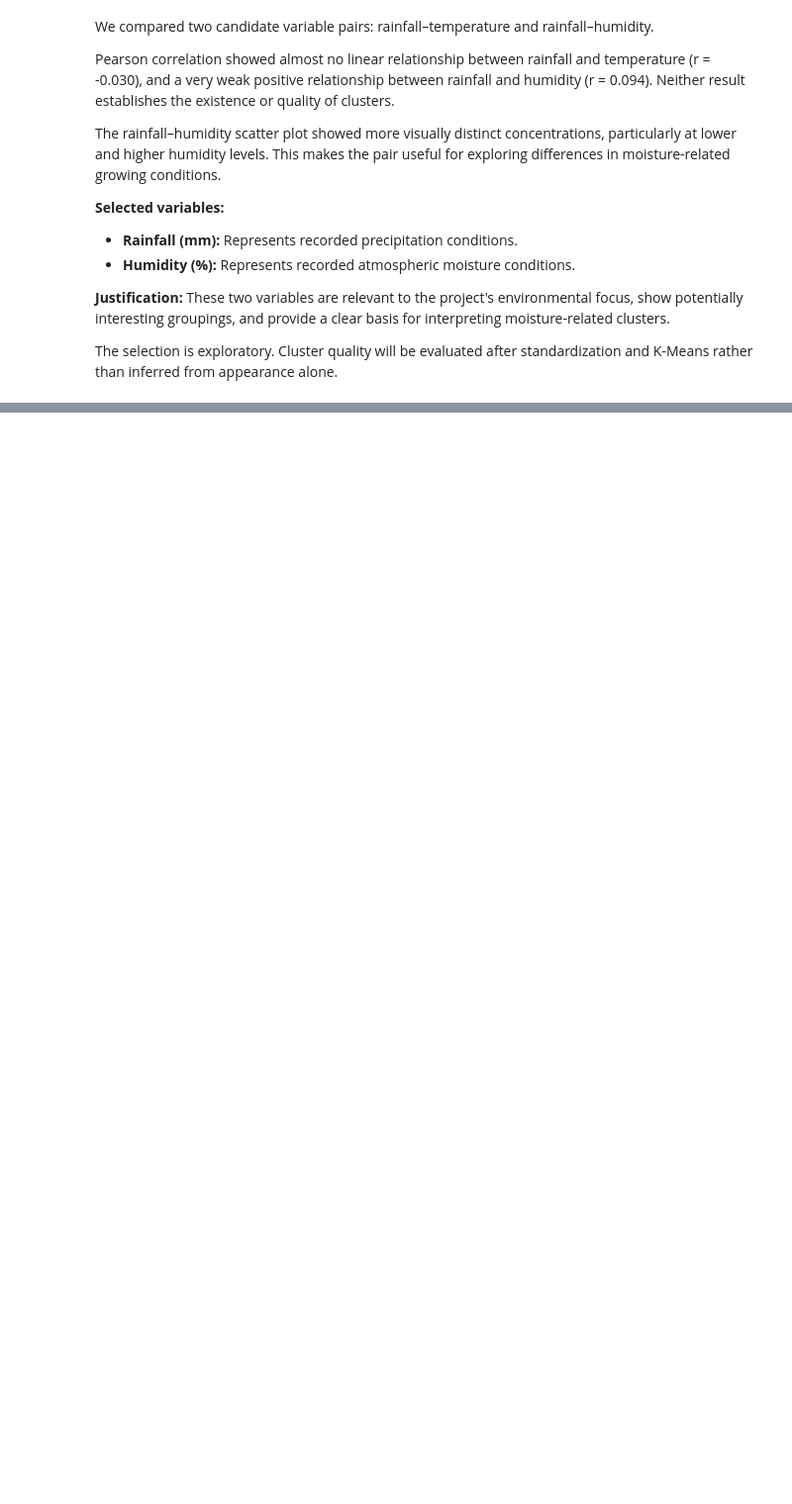
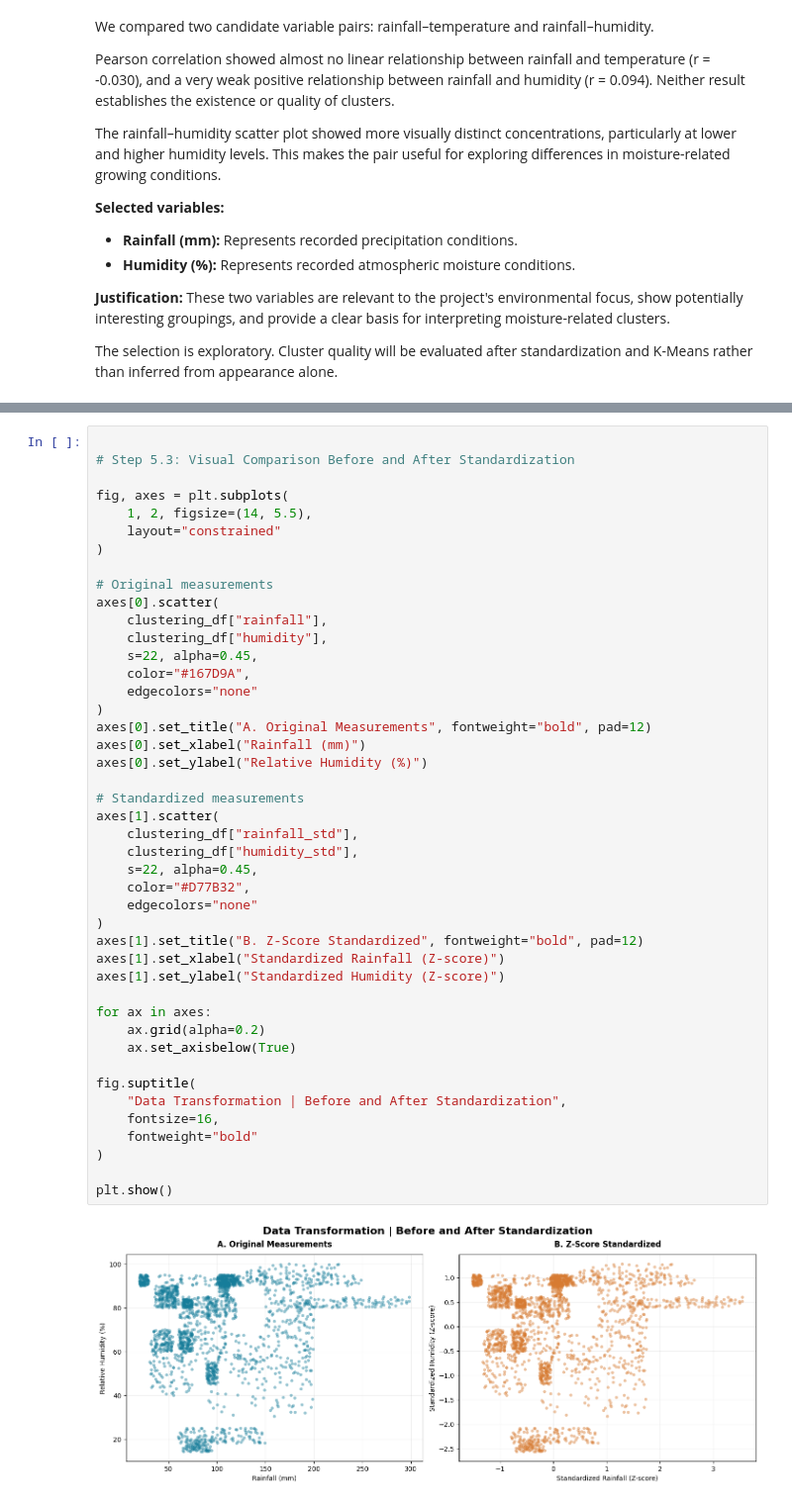
Before and after one commit to UbaidUllah777/Crop_Recommendation_Analysis, a Jupyter notebook: Crop_Recommendation_Workshop_B.ipynb, the cells around one changed output, grey strips where cells are left out. Shown at 99% size. Drawn from its saved outputs; the diff is of its cells as text; blank space fills up the shorter version.

Commit message:
feat: standardize rainfall and humidity for K-Means

```diff
--- a/Crop_Recommendation_Workshop_B.ipynb
+++ b/Crop_Recommendation_Workshop_B.ipynb
@@ -334,0 +407,46 @@ The selection is exploratory. Cluster quality will be evaluated after standardiz
+# %%
+
+# Step 5.3: Visual Comparison Before and After Standardization
+
+fig, axes = plt.subplots(
+    1, 2, figsize=(14, 5.5),
+    layout="constrained"
+)
+
+# Original measurements
+axes[0].scatter(
+    clustering_df["rainfall"],
+    clustering_df["humidity"],
+    s=22, alpha=0.45,
+    color="#167D9A",
+    edgecolors="none"
+)
+axes[0].set_title("A. Original Measurements", fontweight="bold", pad=12)
+axes[0].set_xlabel("Rainfall (mm)")
+axes[0].set_ylabel("Relative Humidity (%)")
+
+# Standardized measurements
+axes[1].scatter(
+    clustering_df["rainfall_std"],
+    clustering_df["humidity_std"],
+    s=22, alpha=0.45,
+    color="#D77B32",
+    edgecolors="none"
+)
+axes[1].set_title("B. Z-Score Standardized", fontweight="bold", pad=12)
+axes[1].set_xlabel("Standardized Rainfall (Z-score)")
+axes[1].set_ylabel("Standardized Humidity (Z-score)")
+
+for ax in axes:
+    ax.grid(alpha=0.2)
+    ax.set_axisbelow(True)
+
+fig.suptitle(
+    "Data Transformation | Before and After Standardization",
+    fontsize=16,
+    fontweight="bold"
+)
+
+plt.show()
+# %% [output]
+[figure, added]
```
Also changed, not shown: parts of 3 cells of this notebook.
